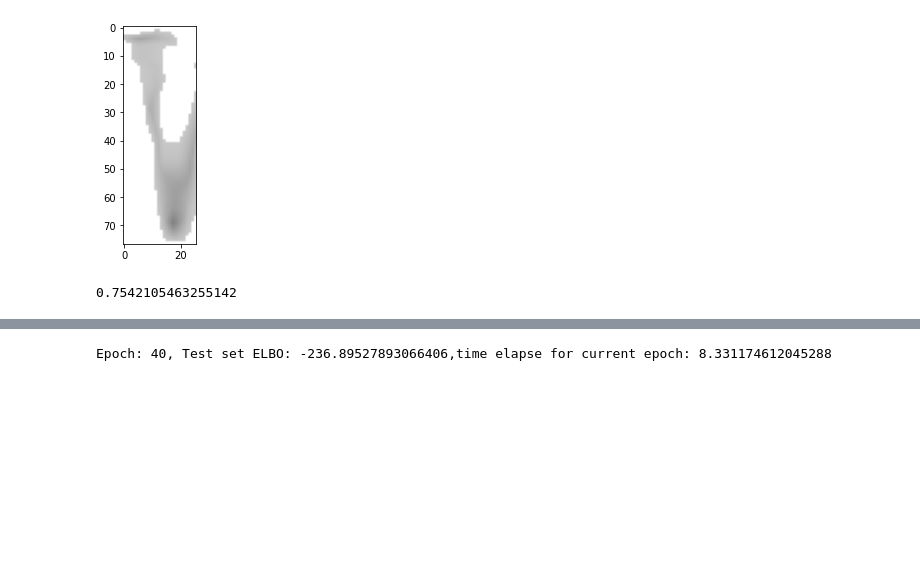
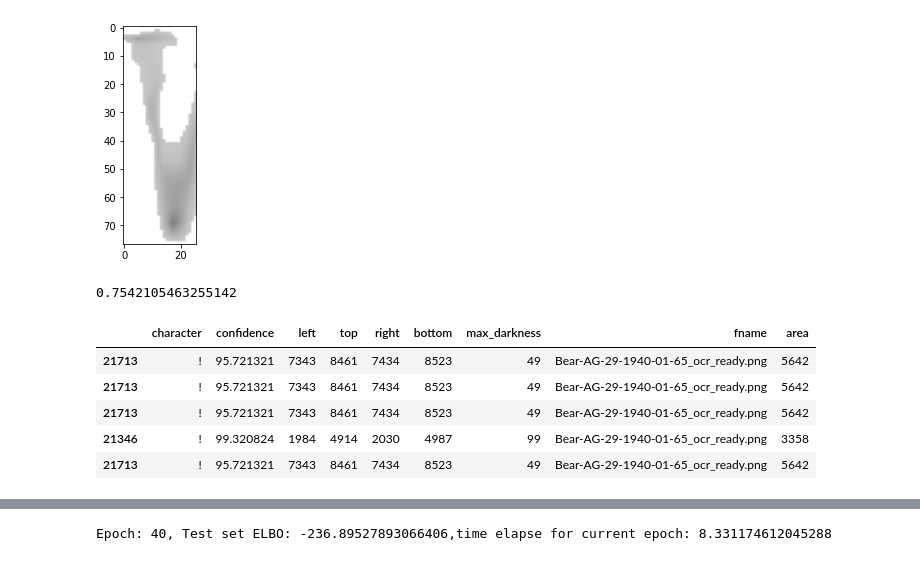
Before and after one commit to ggdhines/historical-transcriptions, a Jupyter notebook: notebooks/ocr followup.ipynb, the cells around one changed output, grey strips where cells are left out. Drawn from its saved outputs; the diff is of its cells as text; code cells hidden in the pictures; blank space fills up the shorter version.

```diff
--- a/notebooks/ocr followup.ipynb
+++ b/notebooks/ocr followup.ipynb
@@ -185,3 +186,11 @@ print(s1/s2)
 0.7542105463255142
 # %%
 resampled = double_filtered_characters.groupby("character").sample(n=100,replace=True)
+resampled.head()
+# %% [output]
+|  | character | confidence | left | top | right | bottom | max_darkness | fname | area |
+| 21713 | ! | 95.721321 | 7343 | 8461 | 7434 | 8523 | 49 | Bear-AG-29-1940-01-65_ocr_ready.png | 5642 |
+| 21713 | ! | 95.721321 | 7343 | 8461 | 7434 | 8523 | 49 | Bear-AG-29-1940-01-65_ocr_ready.png | 5642 |
+| 21713 | ! | 95.721321 | 7343 | 8461 | 7434 | 8523 | 49 | Bear-AG-29-1940-01-65_ocr_ready.png | 5642 |
+| 21346 | ! | 99.320824 | 1984 | 4914 | 2030 | 4987 | 99 | Bear-AG-29-1940-01-65_ocr_ready.png | 3358 |
+| 21713 | ! | 95.721321 | 7343 | 8461 | 7434 | 8523 | 49 | Bear-AG-29-1940-01-65_ocr_ready.png | 5642 |
```
Also changed, not shown: parts of 13 cells of this notebook.
